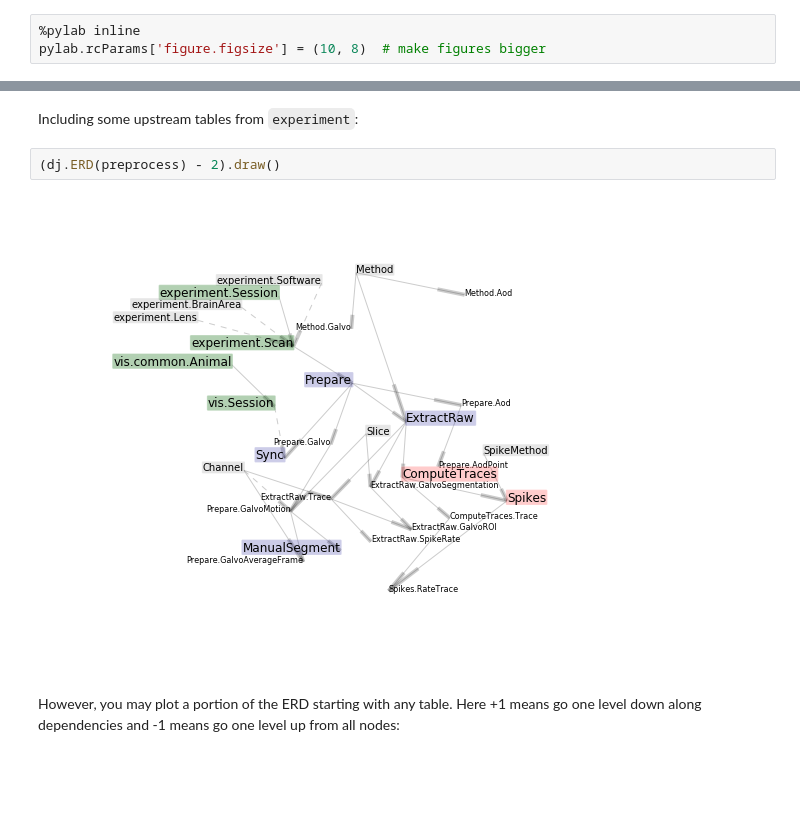
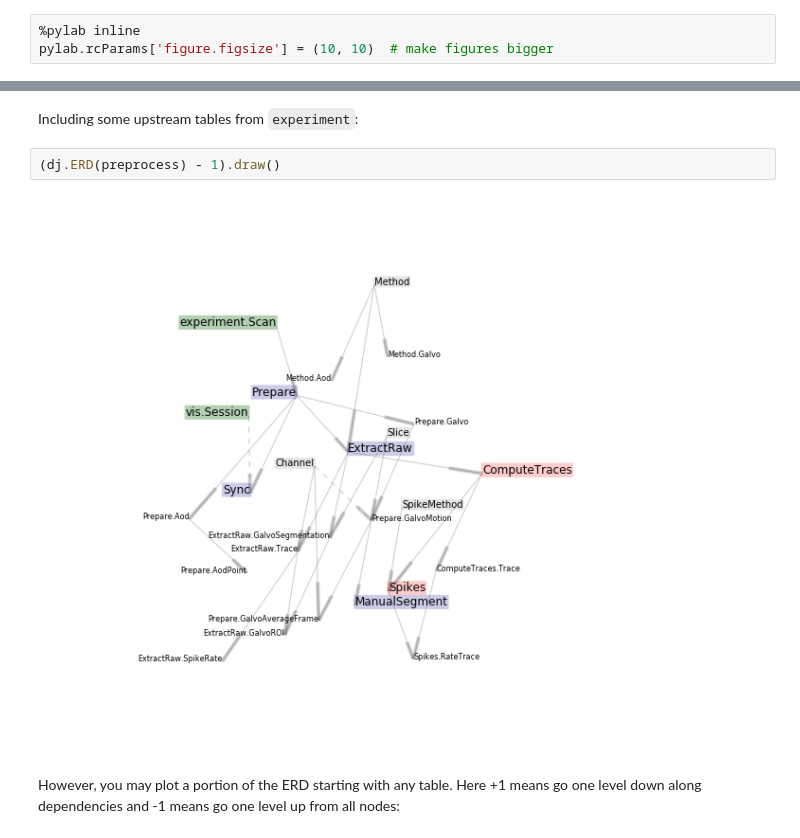
Before and after one commit to cajal/pipeline, a Jupyter notebook: jupyter/notebooks/pipeline_preprocess.ipynb, the cells around one changed output, grey strips where cells are left out. Saved outputs shown, nothing was run; the diff lists cells and outputs as text; blank space fills up the shorter version.

```diff
--- a/jupyter/notebooks/pipeline_preprocess.ipynb
+++ b/jupyter/notebooks/pipeline_preprocess.ipynb
@@ -4,7 +4,7 @@ Previous: [pipeline_experiment](pipeline_experiment.ipynb)  ::: Next [pipeline_v
 # Schema `preprocess`
 # %%
 %pylab inline
-pylab.rcParams['figure.figsize'] = (10, 8)  # make figures bigger
+pylab.rcParams['figure.figsize'] = (10, 10)  # make figures bigger
 # %% [output]
 Populating the interactive namespace from numpy and matplotlib
 # %% [markdown]
@@ -25,9 +25,9 @@ dj.ERD(preprocess).draw()
 # %% [markdown]
 Including some upstream tables from `experiment`:
 # %%
-(dj.ERD(preprocess) - 2).draw()
+(dj.ERD(preprocess) - 1).draw()
 # %% [output]
-[figure, old version]
+[figure, new version]
 # %% [markdown]
 However, you may plot a portion of the ERD starting with any table.  Here +1 means go one level down along dependencies and -1 means go one level up from all nodes:
 # %%
```
Also changed, not shown: parts of 8 cells of this notebook, 12 other files.
